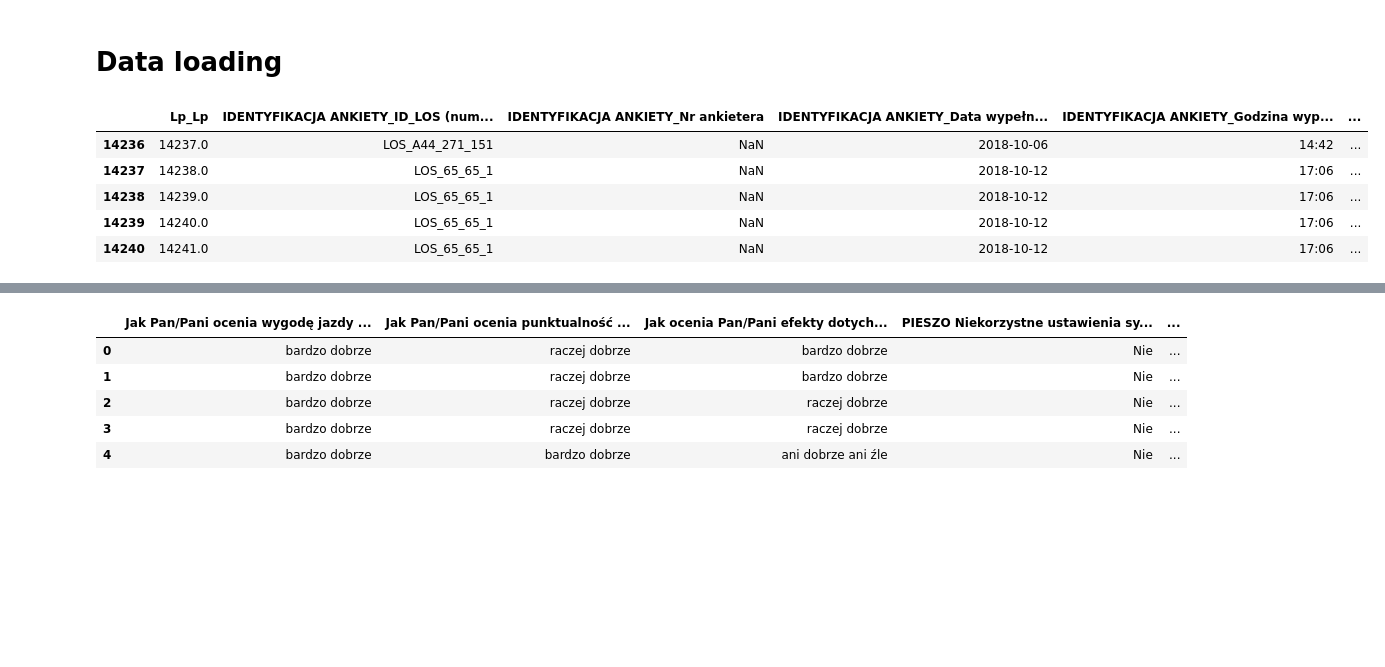
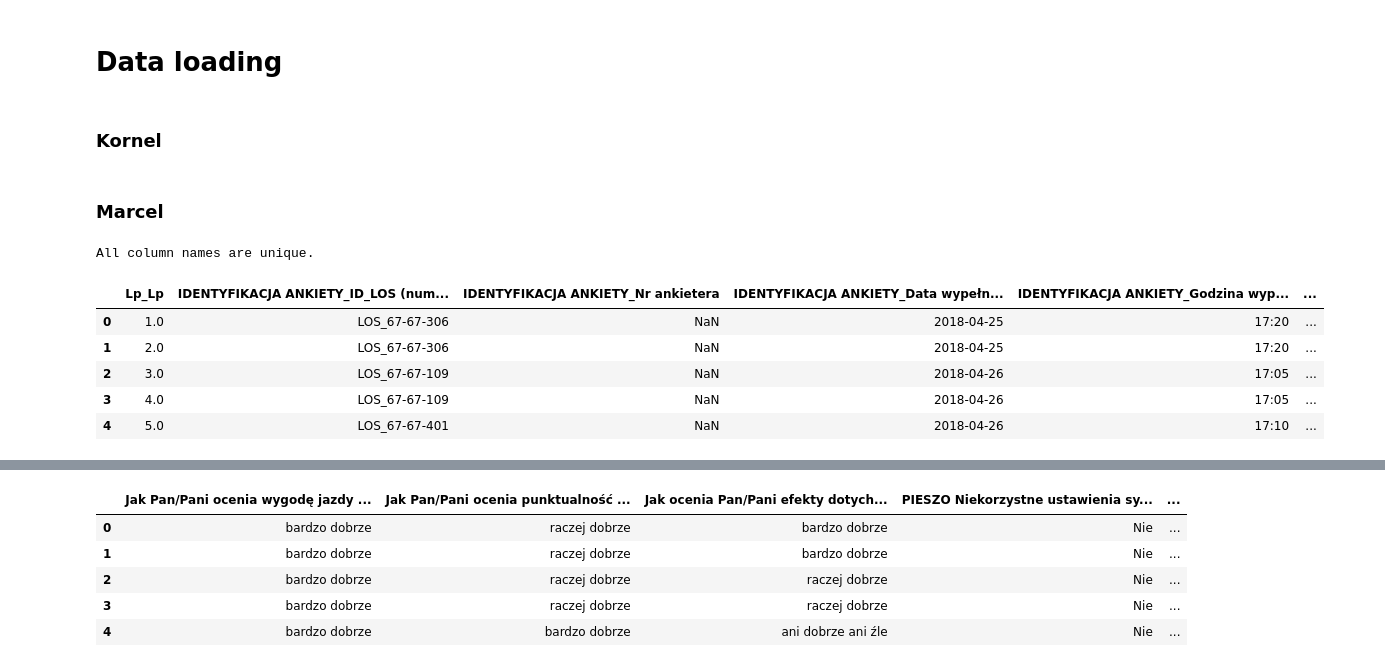
Before and after one commit to AgataSkibinska/urban-mobility-project, a Jupyter notebook: notebooks/tree/tree.ipynb, the cells around one changed output, grey strips where cells are left out. Cells and saved outputs as stored; diff of their text form; code cells hidden in the pictures; blank space fills up the shorter version.

```diff
--- a/notebooks/tree/tree.ipynb
+++ b/notebooks/tree/tree.ipynb
@@ -6,4 +20,6 @@ from sklearn.tree import DecisionTreeClassifier
 pd.options.display.max_columns = None
 # %% [markdown]
 # Data loading
+# %% [markdown]
+### Kornel
 # %%
@@ -10,3 +27,23 @@ pd.options.display.max_columns = None
 data = pd.read_excel('../../data/raw/Ankiety.xlsx', "Wrocław_ankiety+podróże", engine='openpyxl', header=[0,1])
 data.columns = [f'{i}_{j}' for i, j in data.columns]
 data = data.iloc[0:14241]
+# %% [markdown]
+### Marcel
+# %%
+# Marcel
+kbr_data_path = '../../data/raw/KBR/'
+kbr_dir_path = '1_Ankiety_w_gospodarstwach_domowych/'
+kbr_file_path = 'Etap_V_1_1_Ankiety_w_gospodarstwach_domowych_Wroclaw.xlsx'
+excel_sheet = 'Wrocław_ankiety+podróże'
+
+data = pd.read_excel(os.path.join(kbr_data_path, kbr_dir_path, kbr_file_path), excel_sheet, header=[0,1], engine='openpyxl')
+
+data.columns = [f'{i}_{j}' for i, j in data.columns]
+data = data.iloc[0:14241]
+
+if data.shape[1] == len(set(list(data.columns))):
+    print('All column names are unique.')
+else:
+    print('All column names are NOT unique.')
+# %% [output]
+All column names are unique.
@@ -13,9 +65,9 @@ data = data.iloc[0:14241]
 # %%
-data.tail()
+data.head()
 # %% [output]
 |  | Lp_Lp | IDENTYFIKACJA ANKIETY_ID_LOS (num... | IDENTYFIKACJA ANKIETY_Nr ankietera | IDENTYFIKACJA ANKIETY_Data wypełn... | IDENTYFIKACJA ANKIETY_Godzina wyp... | ... |
-| 14236 | 14237.0 | LOS_A44_271_151 | NaN | 2018-10-06 | 14:42 | ... |
-| 14237 | 14238.0 | LOS_65_65_1 | NaN | 2018-10-12 | 17:06 | ... |
-| 14238 | 14239.0 | LOS_65_65_1 | NaN | 2018-10-12 | 17:06 | ... |
-| 14239 | 14240.0 | LOS_65_65_1 | NaN | 2018-10-12 | 17:06 | ... |
-| 14240 | 14241.0 | LOS_65_65_1 | NaN | 2018-10-12 | 17:06 | ... |
+| 0 | 1.0 | LOS_67-67-306 | NaN | 2018-04-25 | 17:20 | ... |
+| 1 | 2.0 | LOS_67-67-306 | NaN | 2018-04-25 | 17:20 | ... |
+| 2 | 3.0 | LOS_67-67-109 | NaN | 2018-04-26 | 17:05 | ... |
+| 3 | 4.0 | LOS_67-67-109 | NaN | 2018-04-26 | 17:05 | ... |
+| 4 | 5.0 | LOS_67-67-401 | NaN | 2018-04-26 | 17:10 | ... |
```
Also changed, not shown: parts of 57 cells of this notebook, 1 other file.
